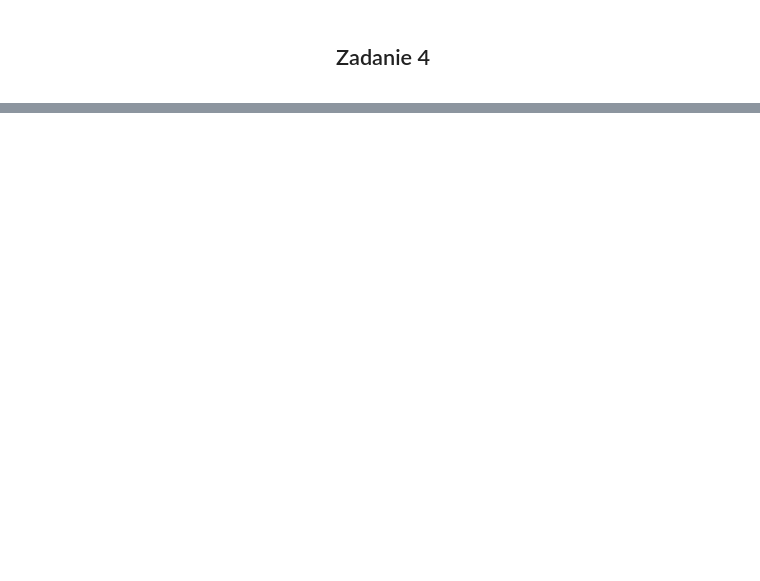
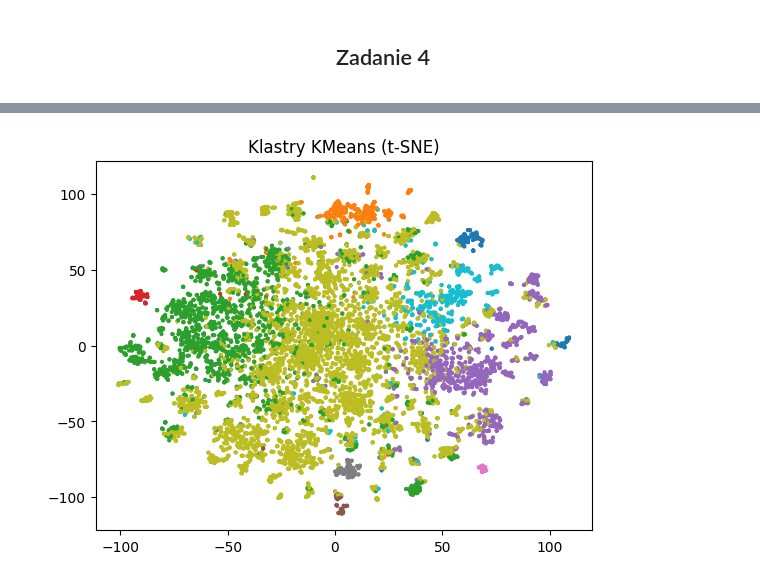
Before and after one commit to Owczany/Semestr-5, a Jupyter notebook: uczenie_maszynowe/lista_5/zadanie.ipynb, the cells around one changed output, grey strips where cells are left out. Cells and saved outputs as stored; diff of their text form; code cells hidden in the pictures; blank space fills up the shorter version.

```diff
--- a/uczenie_maszynowe/lista_5/zadanie.ipynb
+++ b/uczenie_maszynowe/lista_5/zadanie.ipynb
@@ -293,3 +291,7 @@ IndexError: list index out of range
 ## Zadanie 4
 
 </div>
+# %%
+from sklearn.datasets import fetch_20newsgroups
+
+newsgroups = fetch_20newsgroups()
@@ -295,0 +362,16 @@ IndexError: list index out of range
+# %%
+k = 10
+model = KMeans(n_clusters=k, random_state=42)
+cluster_labels = model.fit_predict(pca_matrix)
+# %%
+from sklearn.manifold import TSNE
+import matplotlib.pyplot as plt
+
+tsne = TSNE(n_components=2, random_state=42, perplexity=15)
+matrix_2d = tsne.fit_transform(pca_matrix)
+
+plt.scatter(matrix_2d[:, 0], matrix_2d[:, 1], c=cluster_labels, cmap='tab10', s=4)
+plt.title("Klastry KMeans (t-SNE)")
+plt.show()
+# %% [output]
+[figure, added]
```
Also changed, not shown: parts of 17 cells of this notebook, 4 other files.
